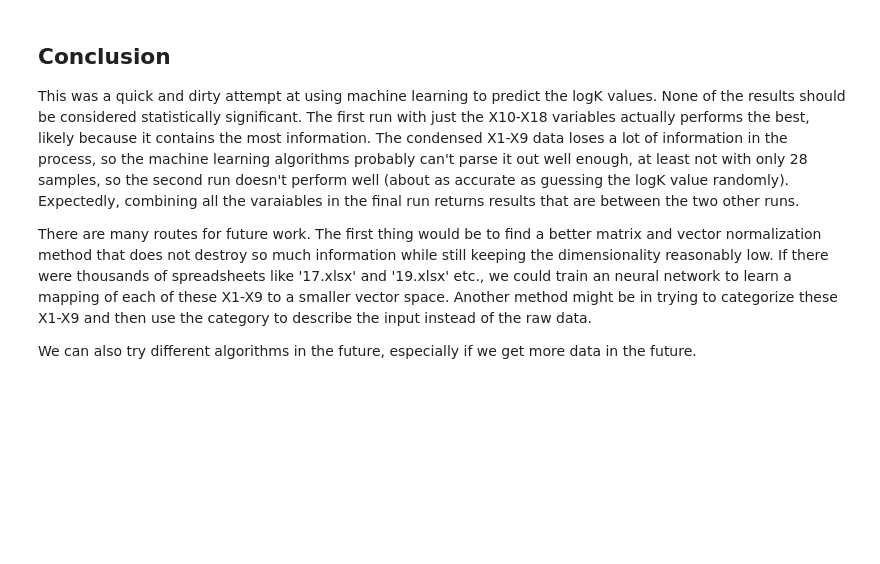
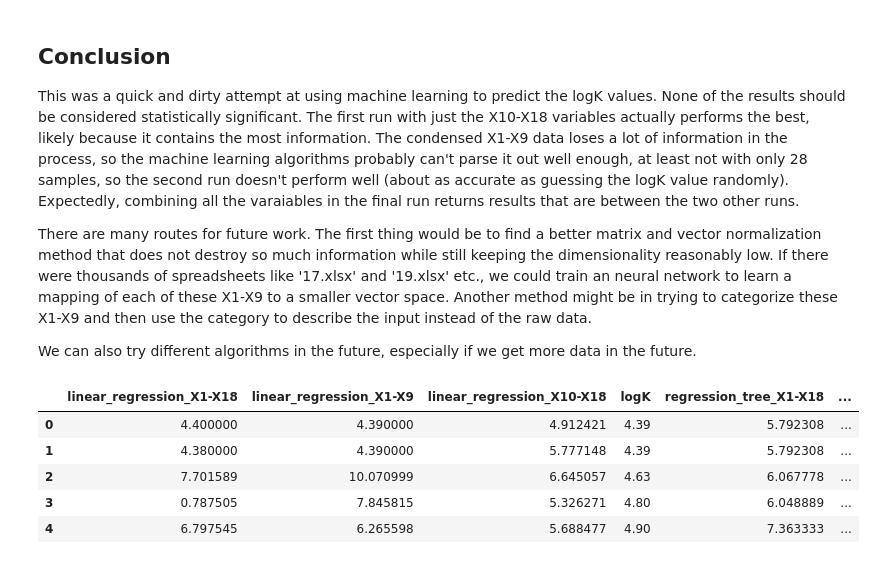
Before and after one commit to tgebhart/biomarker, a Jupyter notebook: notebooks/EDA.ipynb, the cells around one changed output. Drawn from its saved outputs; the diff is of its cells as text; code cells hidden in the pictures; blank space fills up the shorter version.

Commit message:
added results

```diff
--- a/notebooks/EDA.ipynb
+++ b/notebooks/EDA.ipynb
@@ -326,3 +326,47 @@ This was a quick and dirty attempt at using machine learning to predict the logK
 There are many routes for future work. The first thing would be to find a better matrix and vector normalization method that does not destroy so much information while still keeping the dimensionality reasonably low. If there were thousands of spreadsheets like '17.xlsx' and '19.xlsx' etc., we could train an neural network to learn a mapping of each of these X1-X9 to a smaller vector space. Another method might be in trying to categorize these X1-X9 and then use the category to describe the input instead of the raw data.
 
 We can also try different algorithms in the future, especially if we get more data in the future.
+# %%
+results = []
+for i in range(X_combined.shape[0]):
+    result = {'logK' : y[i], 'sample' : i+1}
+    yhat = np.delete(y.values, i)
+
+    # Combined X1-X18
+    dt_combined = DecisionTreeRegressor(max_depth=2)
+    lr_combined = linear_model.LinearRegression()
+    Xhat = np.delete(X_combined, i, axis=0)
+    dt_combined.fit(Xhat, yhat)
+    lr_combined.fit(Xhat, yhat)
+    result['regression_tree_X1-X18'] = dt_combined.predict(X_combined[i,:].reshape(1,-1))[0]
+    result['linear_regression_X1-X18'] = lr_combined.predict(X_combined[i,:].reshape(1,-1))[0]
+
+    # X1-X9
+    dt_more = DecisionTreeRegressor(max_depth=2)
+    lr_more = linear_model.LinearRegression()
+    Xhat = np.delete(X_more_transformed, i, axis=0)
+    dt_more.fit(Xhat, yhat)
+    lr_more.fit(Xhat, yhat)
+    result['regression_tree_X1-X9'] = dt_more.predict(X_more_transformed[i,:].reshape(1,-1))[0]
+    result['linear_regression_X1-X9'] = lr_more.predict(X_more_transformed[i,:].reshape(1,-1))[0]
+
+    # X10-X18
+    dt = DecisionTreeRegressor(max_depth=2)
+    lr = linear_model.LinearRegression()
+    Xhat = np.delete(X_transformed, i, axis=0)
+    dt.fit(Xhat, yhat)
+    lr.fit(Xhat, yhat)
+    result['regression_tree_X10-X18'] = dt.predict(X_transformed[i,:].reshape(1,-1))[0]
+    result['linear_regression_X10-X18'] = lr.predict(X_transformed[i,:].reshape(1,-1))[0]
+
+    results.append(result)
+# %%
+results_df = pd.DataFrame(results)
+results_df.head()
+# %% [output]
+|  | linear_regression_X1-X18 | linear_regression_X1-X9 | linear_regression_X10-X18 | logK | regression_tree_X1-X18 | ... |
+| 0 | 4.400000 | 4.390000 | 4.912421 | 4.39 | 5.792308 | ... |
+| 1 | 4.380000 | 4.390000 | 5.777148 | 4.39 | 5.792308 | ... |
+| 2 | 7.701589 | 10.070999 | 6.645057 | 4.63 | 6.067778 | ... |
+| 3 | 0.787505 | 7.845815 | 5.326271 | 4.80 | 6.048889 | ... |
+| 4 | 6.797545 | 6.265598 | 5.688477 | 4.90 | 7.363333 | ... |
```
Also changed, not shown: parts of 1 cell of this notebook, 2 other files.
